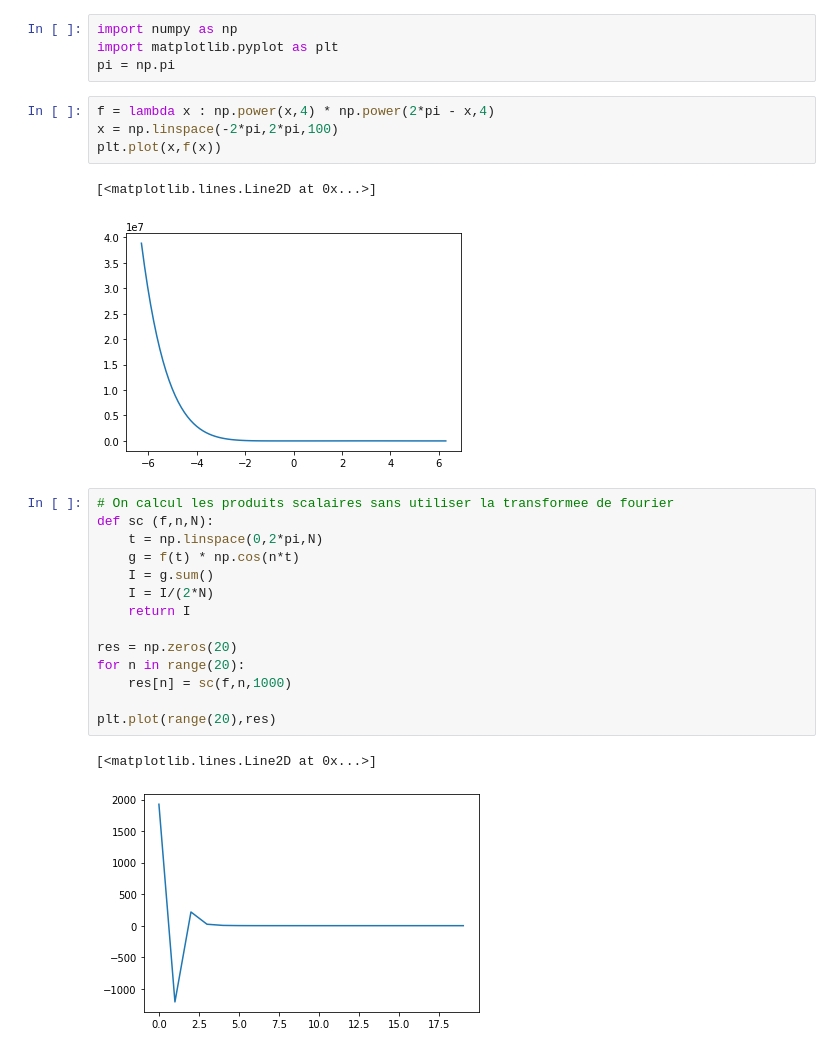
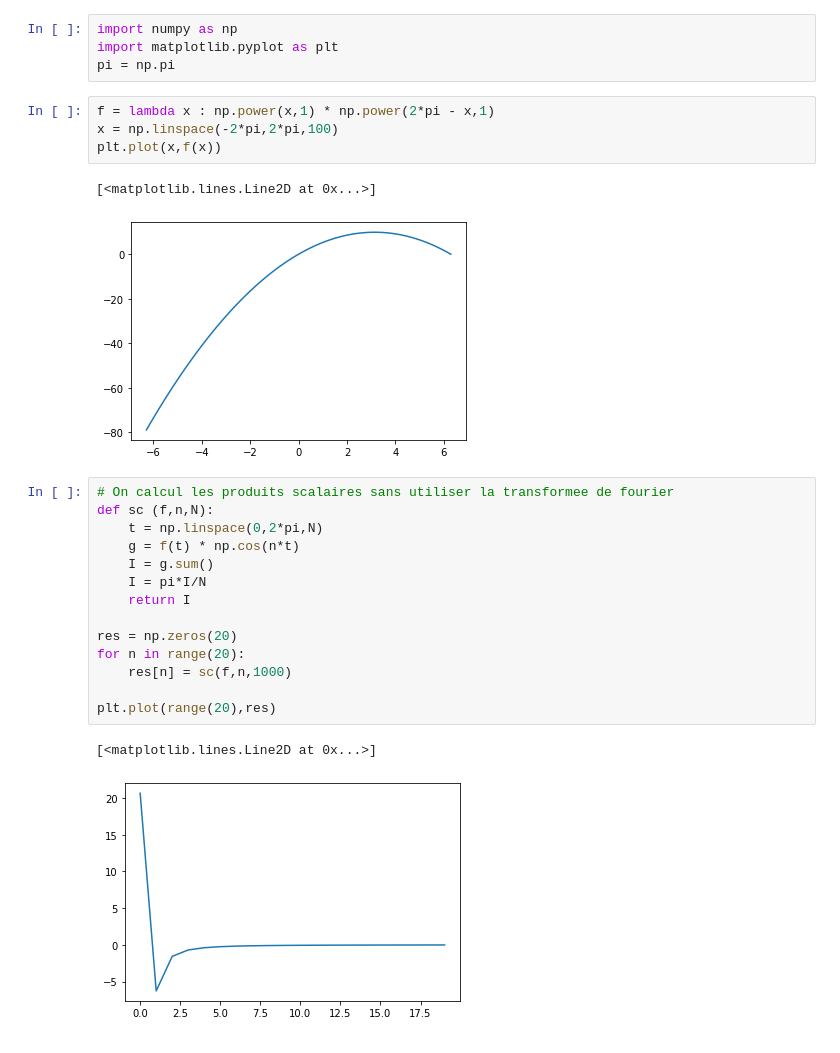
Before and after one commit to jules-berry/DM_RNDP, a Jupyter notebook: tests.ipynb, the cells around one changed output. Cells and saved outputs as stored; diff of their text form.

```diff
--- a/tests.ipynb
+++ b/tests.ipynb
@@ -3,19 +3,19 @@ import numpy as np
 import matplotlib.pyplot as plt
 pi = np.pi
 # %%
-f = lambda x : np.power(x,4) * np.power(2*pi - x,4)
+f = lambda x : np.power(x,1) * np.power(2*pi - x,1)
 x = np.linspace(-2*pi,2*pi,100)
 plt.plot(x,f(x))
 # %% [output]
 [<matplotlib.lines.Line2D at 0x...>]
-[figure, old version]
+[figure, new version]
 # %%
 # On calcul les produits scalaires sans utiliser la transformee de fourier
 def sc (f,n,N):
     t = np.linspace(0,2*pi,N)
     g = f(t) * np.cos(n*t)
     I = g.sum()
-    I = I/(2*N)
+    I = pi*I/N
     return I
 
 res = np.zeros(20)
@@ -25,7 +25,7 @@ for n in range(20):
 plt.plot(range(20),res)
 # %% [output]
 [<matplotlib.lines.Line2D at 0x...>]
-[figure, old version]
+[figure, new version]
 # %%
 # On commence par un exemple avec n = 10
 t = np.linspace(0,2*pi,500)
```
Also changed, not shown: parts of 2 cells of this notebook.
